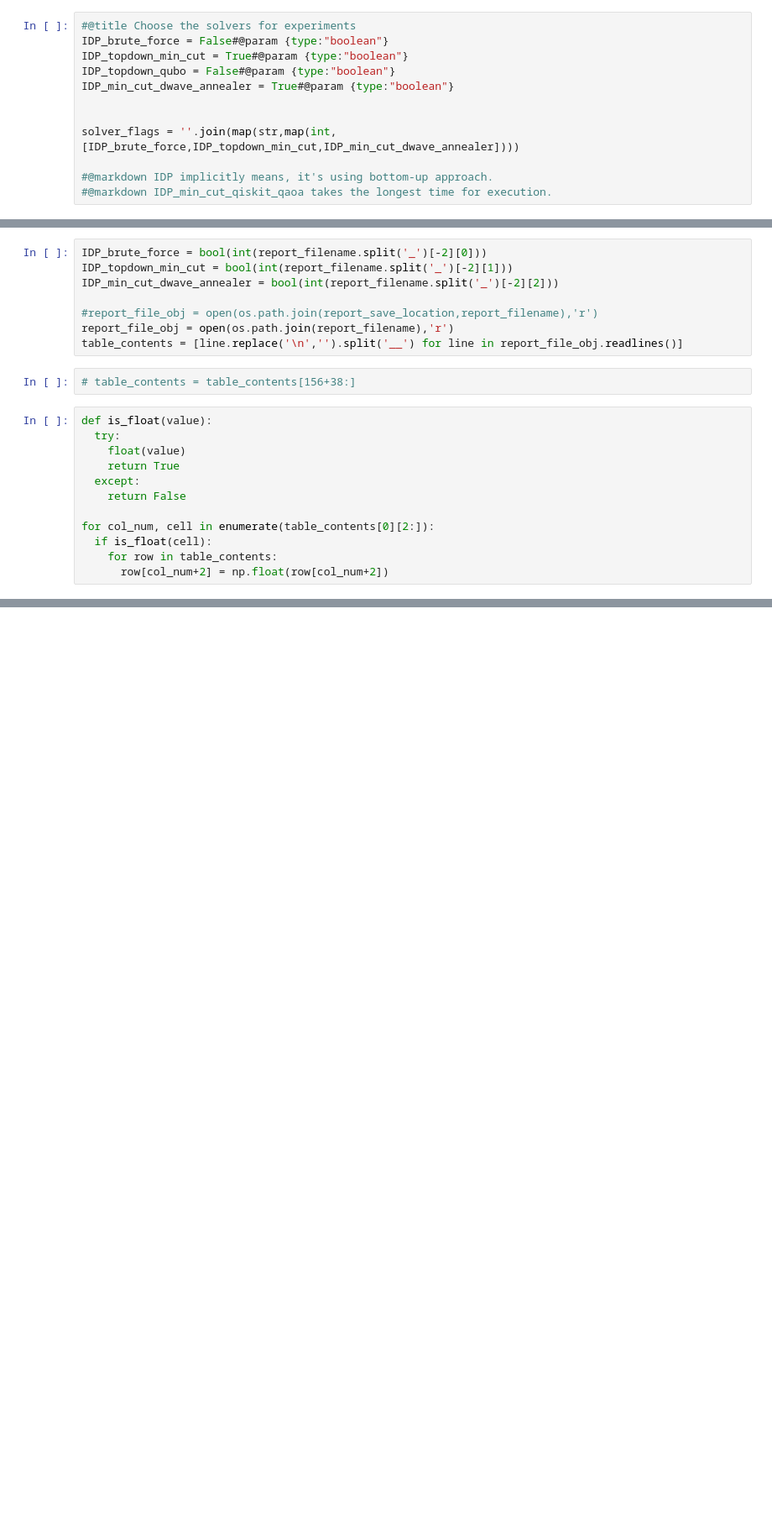
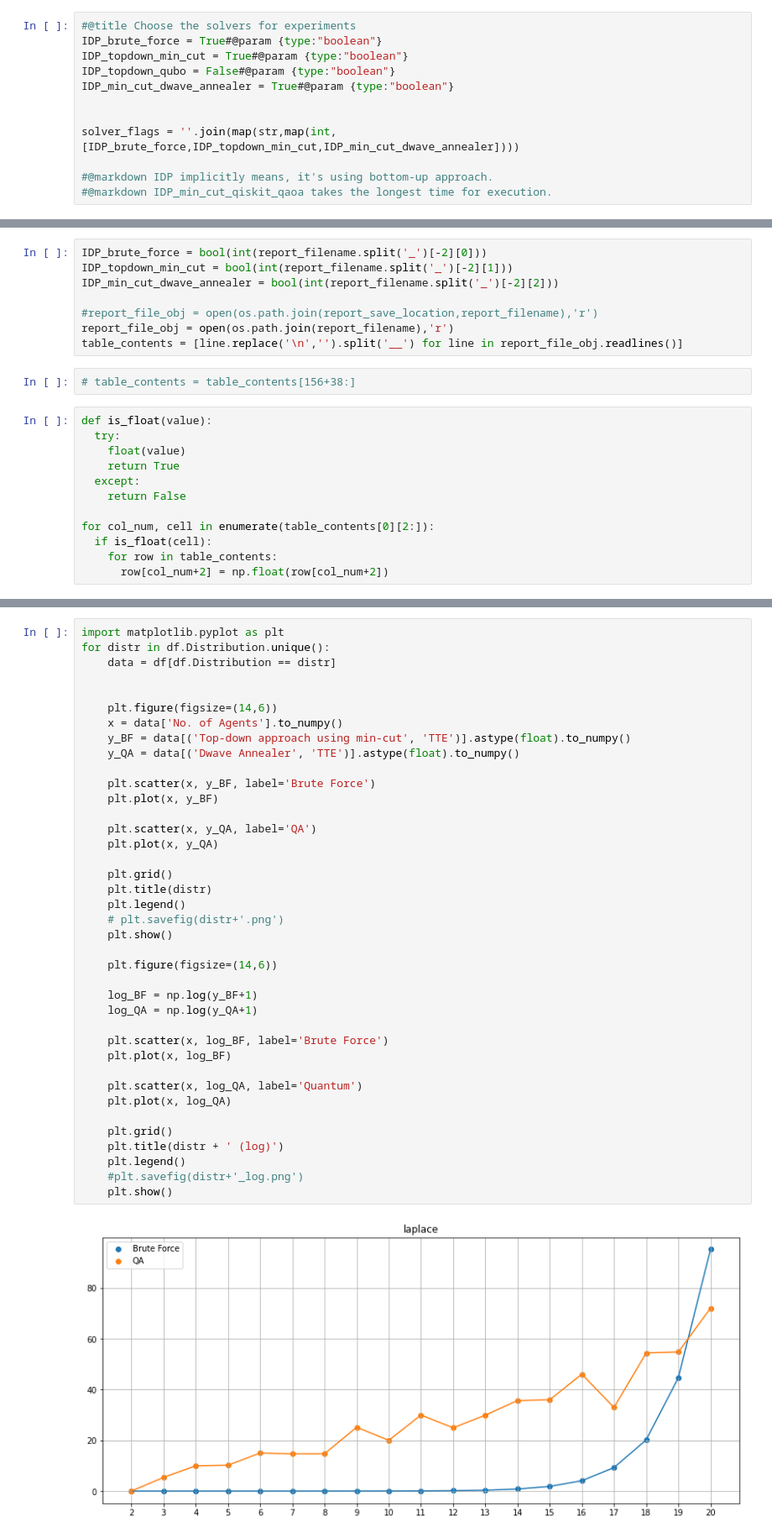
Before and after one commit to supreethmv/GCS-Q, a Jupyter notebook: Experiments.ipynb, the cells around one changed output, grey strips where cells are left out. Shown: that part at 84% size. Drawn from its saved outputs; the diff is of its cells as text; blank space fills up the shorter version.

Commit message:
results bruteforce, top-down, QA up to 20 agents

```diff
--- a/Experiments.ipynb
+++ b/Experiments.ipynb
@@ -154,7 +155,7 @@ def generate_induced_subgraph_game(distribution, n_agents, **kwargs):
 ## Experiments
 # %%
 #@title Choose the solvers for experiments
-IDP_brute_force = False#@param {type:"boolean"}
+IDP_brute_force = True#@param {type:"boolean"}
 IDP_topdown_min_cut = True#@param {type:"boolean"}
 IDP_topdown_qubo = False#@param {type:"boolean"}
 IDP_min_cut_dwave_annealer = True#@param {type:"boolean"}
@@ -428,0 +461,41 @@ s.set_table_styles(d1, overwrite=False, axis=0)
+# %%
+import matplotlib.pyplot as plt
+for distr in df.Distribution.unique():
+    data = df[df.Distribution == distr]
+
+
+    plt.figure(figsize=(14,6))
+    x = data['No. of Agents'].to_numpy()
+    y_BF = data[('Top-down approach using min-cut', 'TTE')].astype(float).to_numpy()
+    y_QA = data[('Dwave Annealer', 'TTE')].astype(float).to_numpy()
+
+    plt.scatter(x, y_BF, label='Brute Force')
+    plt.plot(x, y_BF)
+
+    plt.scatter(x, y_QA, label='QA')
+    plt.plot(x, y_QA)
+
+    plt.grid()
+    plt.title(distr)
+    plt.legend()
+    # plt.savefig(distr+'.png')
+    plt.show()
+
+    plt.figure(figsize=(14,6))
+
+    log_BF = np.log(y_BF+1)
+    log_QA = np.log(y_QA+1)
+
+    plt.scatter(x, log_BF, label='Brute Force')
+    plt.plot(x, log_BF)
+
+    plt.scatter(x, log_QA, label='Quantum')
+    plt.plot(x, log_QA)
+
+    plt.grid()
+    plt.title(distr + ' (log)')
+    plt.legend()
+    #plt.savefig(distr+'_log.png')
+    plt.show()
+# %% [output]
+[figure, added]
```
Also changed, not shown: parts of 11 cells of this notebook, 2 other files.
